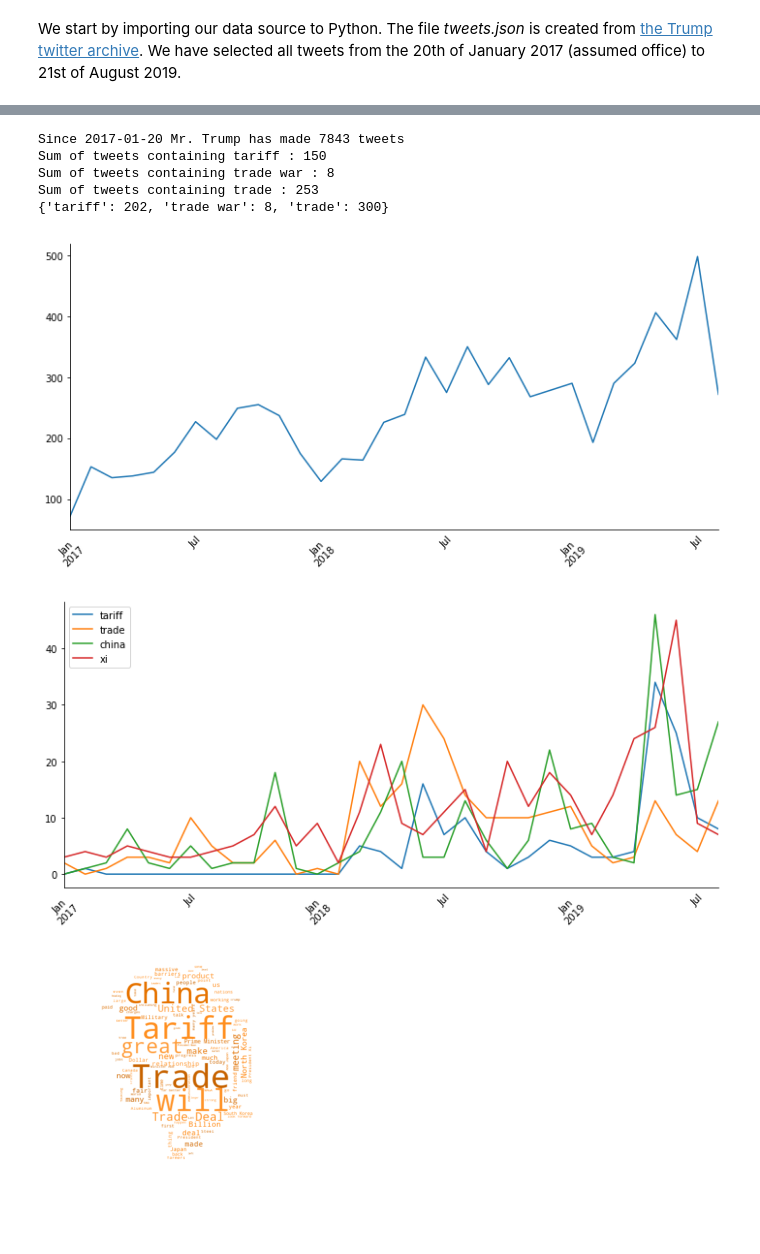
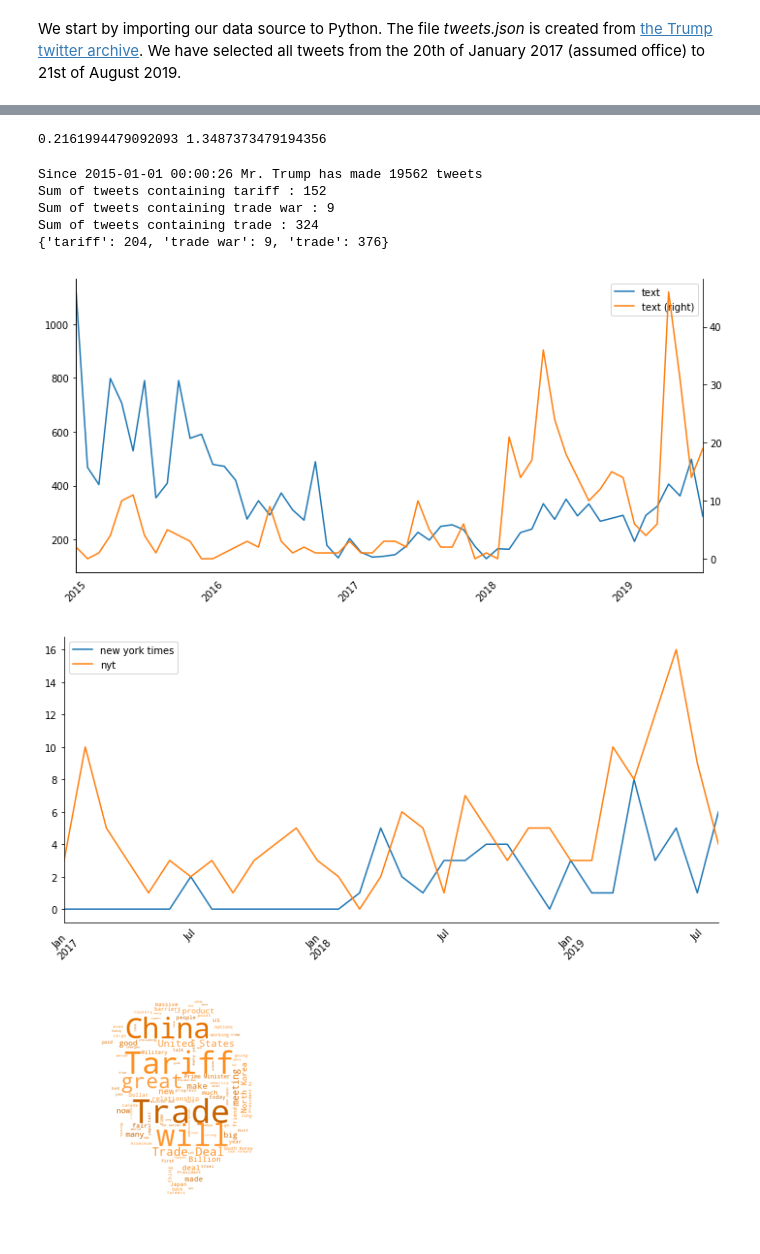
Before and after one commit to BjornCilleborg/sds2019, a Jupyter notebook: EXAM PROJECT/Exam Project.ipynb, the cells around one changed output, grey strips where cells are left out. Saved outputs shown, nothing was run; the diff lists cells and outputs as text; code cells hidden in the pictures.

Commit message:
sentiment analysis

```diff
--- a/EXAM PROJECT/Exam Project.ipynb
+++ b/EXAM PROJECT/Exam Project.ipynb
@@ -70,7 +73,7 @@ logfile = 'my_log'## name your log file.
 connector = scraping_class.Connector(logfile)
 data = []
 # Fetching data
-for i in range(2017,2020):
+for i in range(2015,2020):
     url = 'http://www.trumptwitterarchive.com/data/realdonaldtrump/'+str(i)+'.json'
     r, call_id = connector.get(url, 'Tweets')
     json_file = r.json()
@@ -83,7 +86,24 @@ df = pd.DataFrame(data)
 date = [i[2]+i[1]+i[-1]+'-'+i[3] for i in df['created_at'].str.split(' ')] # slice date
 df['datetime'] = date
 df['datetime'] = pd.to_datetime(df['datetime'], format='%d%b%Y-%H:%M:%S') # format datetime
-df = df[(df['datetime'] > '2017-01-20')] # filter by relevant date
+#df = df[(df['datetime'] > '2017-01-20')] # filter by relevant date
 df = df.query("is_retweet == False") # drop retweets
 df = df.reset_index(drop=True).sort_values(by=['datetime']) # set index to date
 df.index = df['datetime']
+# %%
+# Define sentiment analyzer score
+def sentiment_analyzer_scores(sentence):
+    analyser = SentimentIntensityAnalyzer()
+    score = analyser.polarity_scores(sentence)
+     #print("{:-<40} {}".format(sentence, str(score)))
+    return score
+
+def afinn_sentiment_analyzer_scores(sentence):
+    afinn = Afinn(language='en')
+    score = afinn.score(sentence)
+    return score
+
+# Add sentiment to dataframe
+df['vader'] = [sentiment_analyzer_scores(tweet)['compound'] for tweet in df['text']]
+df['afinn'] = [afinn_sentiment_analyzer_scores(tweet) for tweet in df['text']]
+display(df.head())
@@ -90,5 +118,9 @@ df.index = df['datetime']
+# %%
+print(df['vader'].mean(), df['afinn'].mean())
+# %% [output]
+0.2161994479092093 1.3487373479194356
 # %%
-print('Since 2017-01-20 Mr. Trump has made', len(df), 'tweets')
+print('Since', df.index[0], 'Mr. Trump has made', len(df), 'tweets')
 
 keywords = ['tariff','trade war','trade'] #List of keywords in lowercase
 
@@ -107,32 +139,38 @@ for key in keywords:
 
 print(result_count)
 # %% [output]
-Since 2017-01-20 Mr. Trump has made 7843 tweets
-Sum of tweets containing tariff : 150
-Sum of tweets containing trade war : 8
-Sum of tweets containing trade : 253
-{'tariff': 202, 'trade war': 8, 'trade': 300}
+Since 2015-01-01 00:00:26 Mr. Trump has made 19562 tweets
+Sum of tweets containing tariff : 152
+Sum of tweets containing trade war : 9
+Sum of tweets containing trade : 324
+{'tariff': 204, 'trade war': 9, 'trade': 376}
 # %%
 #print(df['text'].resample('M').count())
 #print(df['text'].resample('M').count().sum())
 
+# search for keywords while ignoring word case (upper/lower)
+df['keyword'] = df['text'].str.contains('(?i)|'.join(keywords))
+df_filter = df.query("keyword == True") # filter to contain keywords
+
 # Creating figure
 ax = plt.gca()
-ax = df['text'].resample('M').count().plot(figsize = (10,5), rot = 45)
-
+ax = df['text'].resample('M').count().plot(figsize = (10,5), rot = 45, legend=True)
+ax1 = plt.gca()
+ax1 = df_filter['text'].resample('M').count().plot(figsize = (10,5), rot = 45, secondary_y=True, legend=True)
 # Formatting
 ax.xaxis.label.set_visible(False) # remove axis label
 ax.spines['right'].set_visible(False) # remove right spine
 ax.spines['top'].set_visible(False) # remove top spine
+ax1.spines['top'].set_visible(False) # remove top spine
 ax.xaxis.set_ticks_position('none') # remove ticks from axis
 plt.tight_layout() # prevents cutting off labels
 plt.savefig('monthlytweets.png')
 plt.show()
 # %% [output]
-[figure, old version]
+[figure, new version]
 # %%
 results_time = {}
-keywords = ['tariff','trade','china','xi']
+keywords = ['new york times','nyt']
 ax = plt.gca()
 
 # Creating figure
@@ -151,7 +189,7 @@ plt.legend()
 plt.savefig('keywords.png')
 plt.show()
 # %% [output]
-[figure, old version]
+[figure, new version]
 # %%
 #WORDCLOUD
 
```
Also changed, not shown: parts of 8 cells of this notebook, 3 other files.
